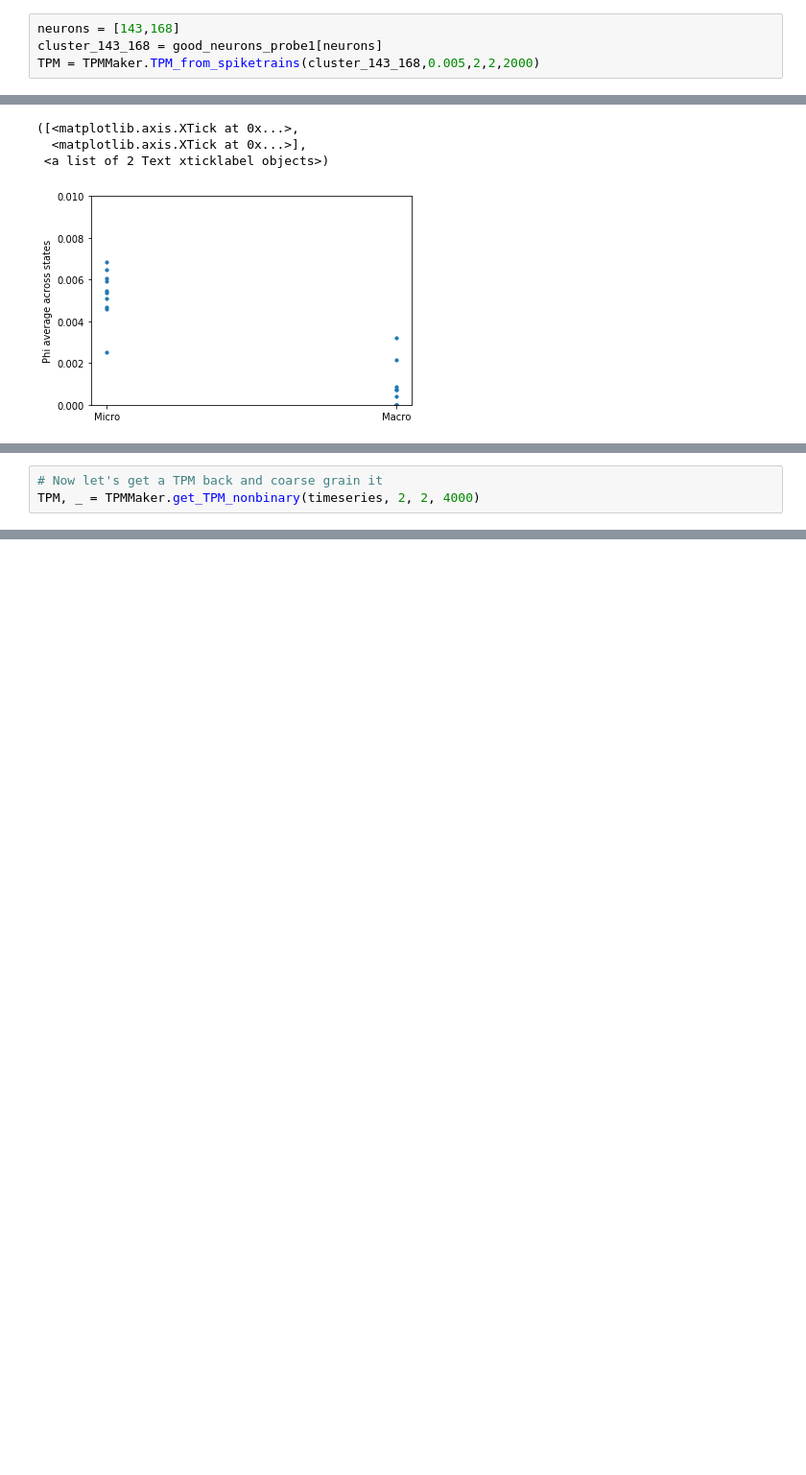
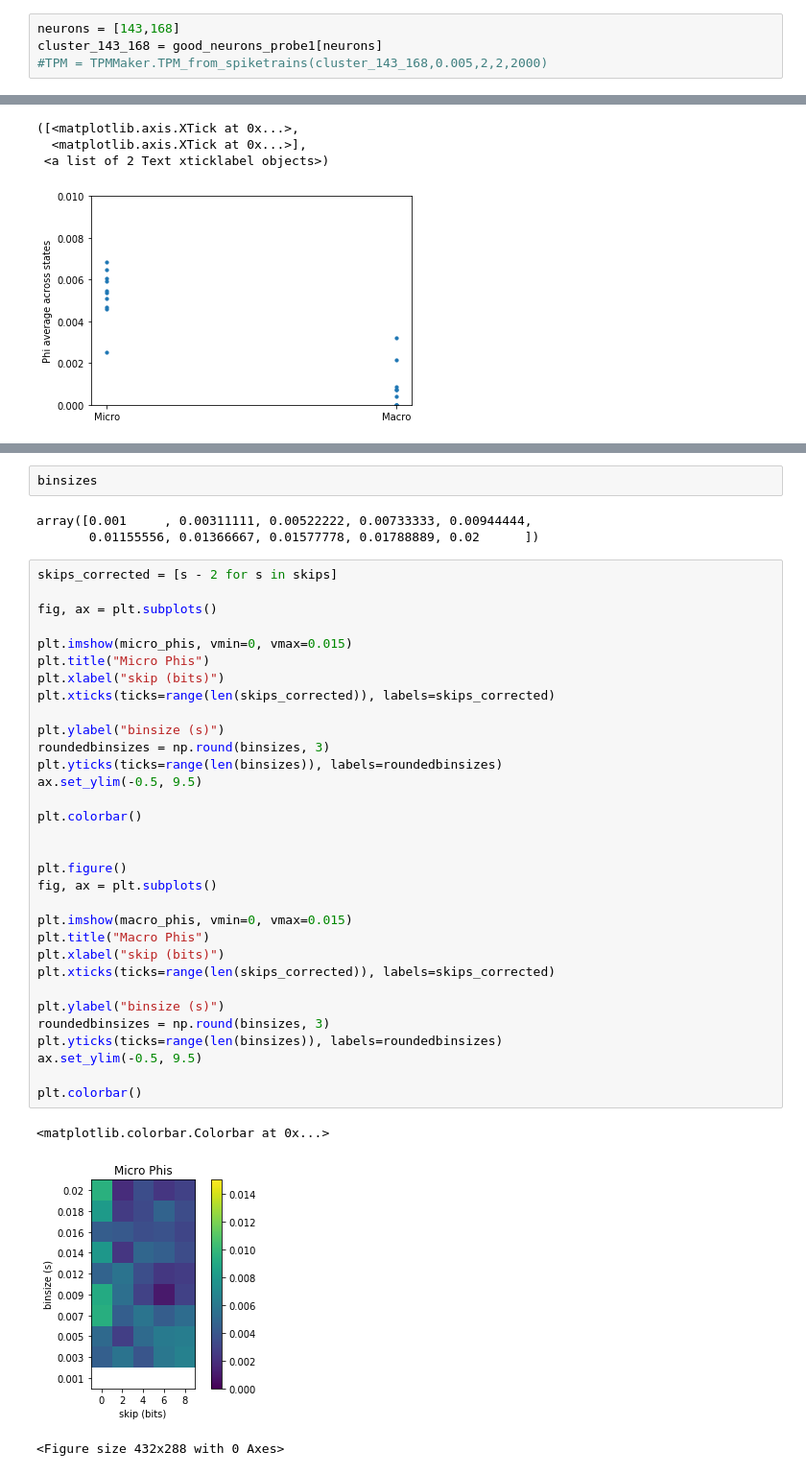
Before and after one commit to mmasque/temporal_emergence, a Jupyter notebook: temporal_emergence_analysis.ipynb, the cells around one changed output, grey strips where cells are left out. Shown: that part at 96% size. Saved outputs shown, nothing was run; the diff lists cells and outputs as text; blank space fills up the shorter version.

```diff
--- a/temporal_emergence_analysis.ipynb
+++ b/temporal_emergence_analysis.ipynb
@@ -49,7 +67,7 @@ n_168 = good_neurons_probe1[168]
 # %%
 neurons = [143,168]
 cluster_143_168 = good_neurons_probe1[neurons]
-TPM = TPMMaker.TPM_from_spiketrains(cluster_143_168,0.005,2,2,2000)
+#TPM = TPMMaker.TPM_from_spiketrains(cluster_143_168,0.005,2,2,2000)
 # %% [markdown]
 ### Coarse grain it to get the macro
 # %%
@@ -149,3 +100,0 @@ timeseries = datagen.generate_timeseries(bitlen)
-# %%
-# Now let's get a TPM back and coarse grain it
-TPM, _ = TPMMaker.get_TPM_nonbinary(timeseries, 2, 2, 4000)
@@ -218,0 +157,41 @@ MICRO PHI, ACTUAL:  1.0575045
+# %%
+binsizes
+# %% [output]
+array([0.001     , 0.00311111, 0.00522222, 0.00733333, 0.00944444,
+       0.01155556, 0.01366667, 0.01577778, 0.01788889, 0.02      ])
+# %%
+skips_corrected = [s - 2 for s in skips]
+
+fig, ax = plt.subplots()
+
+plt.imshow(micro_phis, vmin=0, vmax=0.015)
+plt.title("Micro Phis")
+plt.xlabel("skip (bits)")
+plt.xticks(ticks=range(len(skips_corrected)), labels=skips_corrected)
+
+plt.ylabel("binsize (s)")
+roundedbinsizes = np.round(binsizes, 3)
+plt.yticks(ticks=range(len(binsizes)), labels=roundedbinsizes)
+ax.set_ylim(-0.5, 9.5)
+
+plt.colorbar()
+
+
+plt.figure()
+fig, ax = plt.subplots()
+
+plt.imshow(macro_phis, vmin=0, vmax=0.015)
+plt.title("Macro Phis")
+plt.xlabel("skip (bits)")
+plt.xticks(ticks=range(len(skips_corrected)), labels=skips_corrected)
+
+plt.ylabel("binsize (s)")
+roundedbinsizes = np.round(binsizes, 3)
+plt.yticks(ticks=range(len(binsizes)), labels=roundedbinsizes)
+ax.set_ylim(-0.5, 9.5)
+
+plt.colorbar()
+# %% [output]
+<matplotlib.colorbar.Colorbar at 0x...>
+[figure, added]
+<Figure size 432x288 with 0 Axes>
```
Also changed, not shown: parts of 13 cells of this notebook, 7 other files.
